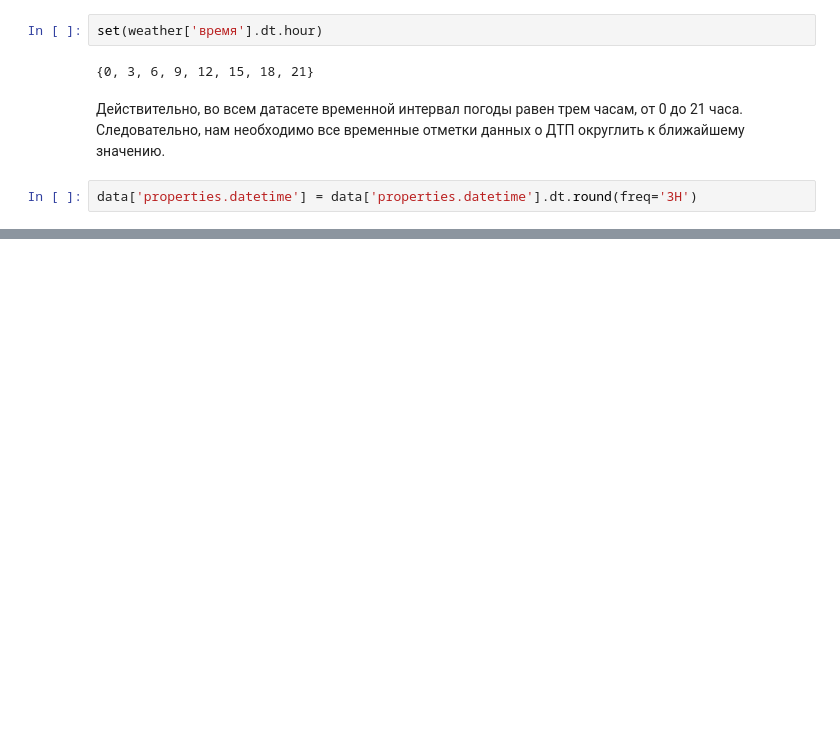
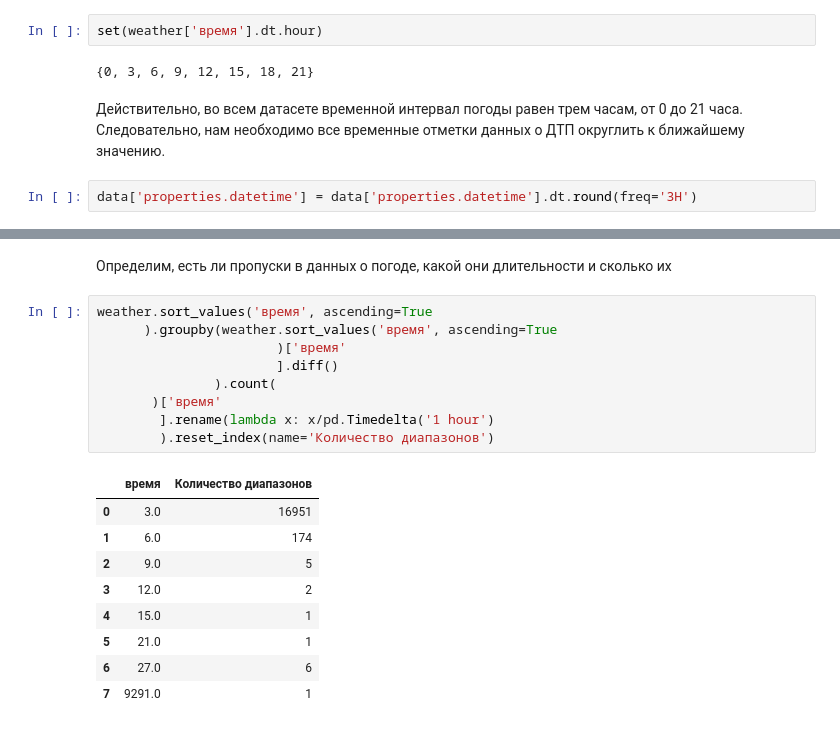
Before and after one commit to astigo/Analysis_car_accident_and_weather_in_Moscow_2015-2021, a Jupyter notebook: Weather-Accident.ipynb, the cells around one changed output, grey strips where cells are left out. Saved outputs shown, nothing was run; the diff lists cells and outputs as text; blank space fills up the shorter version.

Commit message:
Add files via upload
Предобработка данных закончена

```diff
--- a/Weather-Accident.ipynb
+++ b/Weather-Accident.ipynb
@@ -172,0 +188,21 @@ data['properties.datetime'] = data['properties.datetime'].dt.round(freq='3H')
+# %% [markdown]
+Определим, есть ли пропуски в данных о погоде, какой они длительности и сколько их
+# %%
+weather.sort_values('время', ascending=True
+      ).groupby(weather.sort_values('время', ascending=True
+                       )['время'
+                       ].diff()
+               ).count(
+       )['время'
+        ].rename(lambda x: x/pd.Timedelta('1 hour')
+        ).reset_index(name='Количество диапазонов')
+# %% [output]
+|  | время | Количество диапазонов |
+| 0 | 3.0 | 16951 |
+| 1 | 6.0 | 174 |
+| 2 | 9.0 | 5 |
+| 3 | 12.0 | 2 |
+| 4 | 15.0 | 1 |
+| 5 | 21.0 | 1 |
+| 6 | 27.0 | 6 |
+| 7 | 9291.0 | 1 |
```
Also changed, not shown: parts of 11 cells of this notebook.
